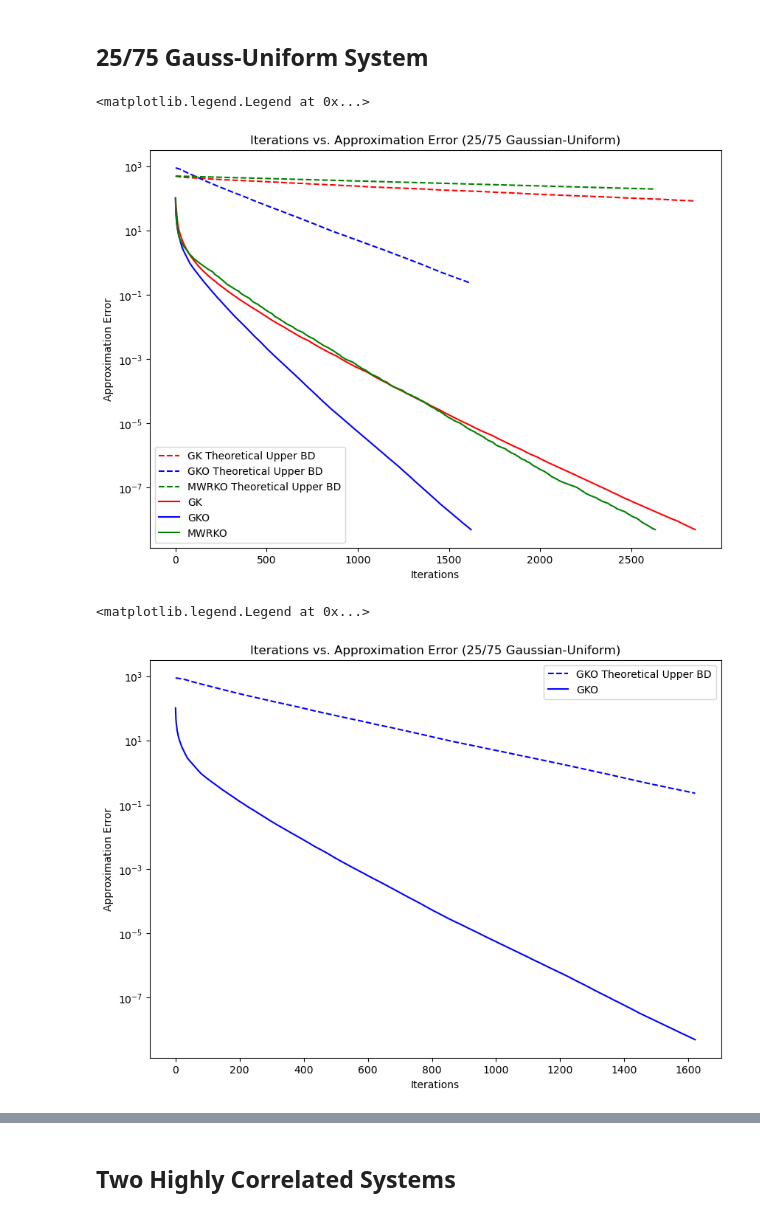
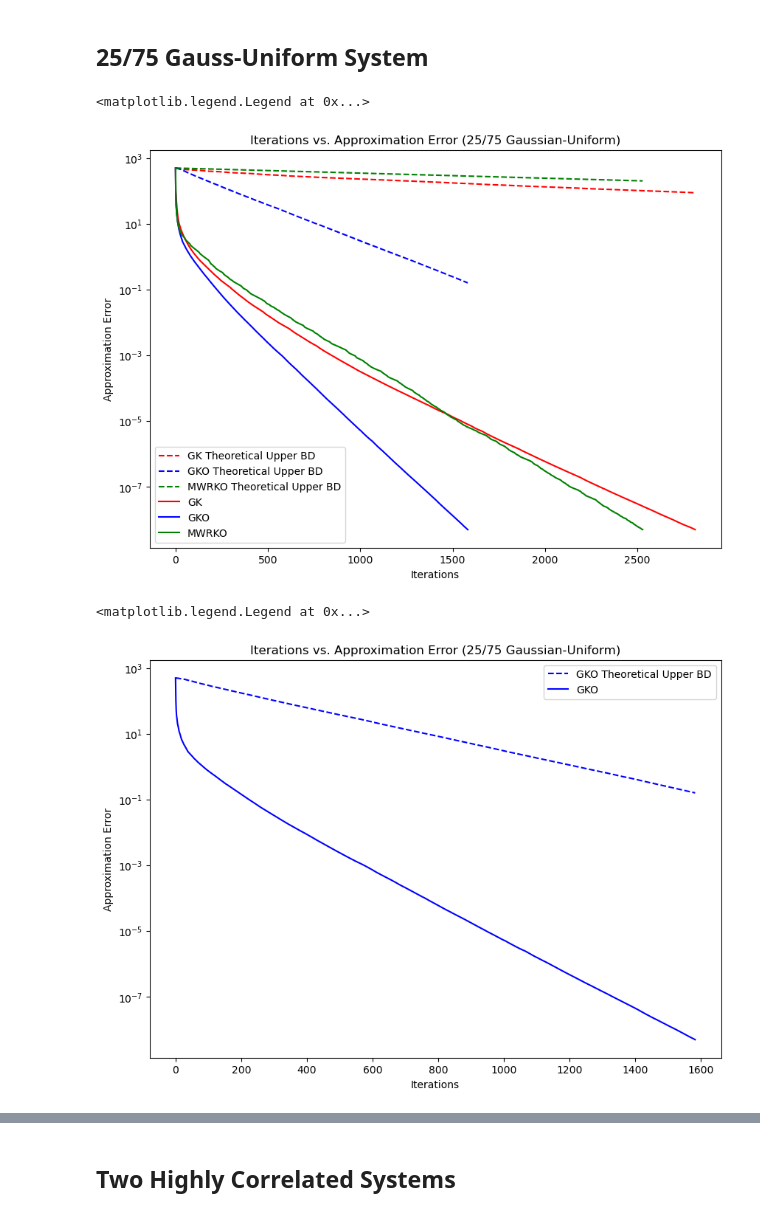
Before and after one commit to emicervantes/gko-23, a Jupyter notebook: scripts/synthetic-exp/synthetic-exp6.ipynb, the cells around one changed output, grey strips where cells are left out. Cells and saved outputs as stored; diff of their text form; code cells hidden in the pictures.

```diff
--- a/scripts/synthetic-exp/synthetic-exp6.ipynb
+++ b/scripts/synthetic-exp/synthetic-exp6.ipynb
@@ -593,39 +581,39 @@ LHk_mwrko =  1- ( S2_min / (max_angle_g * (m-2)) )
 # %%
 # Run algorithms
 gk_gu3 = method2(A,x,y,'GK', 0, 0, LHk_gk, 0.5*10**-8)
-gko_gu3 = method2(A,x,y,'GKO', LHk_gko, LHk_gko, LHk_gko, 0.5*10**-8)
+gko_gu3 = method2(A,x,y,'GKO', LH1_gko, LHk_gko, LHk_gko, 0.5*10**-8)
 mwrko_gu3 = method2(A,x,y,'MWRKO', LH1_mwrko, LH2_mwrko, LHk_mwrko,0.5*10**-8)
 # %%
 # plot the results with the theoretical upper bound
 plt.figure(figsize=(10,7))
 # plot theoretical bound
 plt.semilogy(np.arange(len(gk_gu3[2])), gk_gu3[2], linestyle = 'dashed',
              color = "red", label = 'GK Theoretical Upper BD')
 plt.semilogy(np.arange(len(gko_gu3[2])), gko_gu3[2], linestyle = 'dashed',
              color = "blue", label = 'GKO Theoretical Upper BD')
 plt.semilogy(np.arange(len(mwrko_gu3[2])), mwrko_gu3[2], linestyle = 'dashed',
              color = "green", label = 'MWRKO Theoretical Upper BD')
 # plot empirical results
-plt.semilogy(np.arange(gk_gu3[0] - 1), gk_gu3[1],
+plt.semilogy(np.arange(gk_gu3[0]), gk_gu3[1],
              color = "red", linestyle = 'solid', label = 'GK')
-plt.semilogy(np.arange(gko_gu3[0] - 1), gko_gu3[1], linestyle = 'solid',
+plt.semilogy(np.arange(gko_gu3[0]), gko_gu3[1], linestyle = 'solid',
              color = "blue", label = 'GKO')
-plt.semilogy(np.arange(mwrko_gu3[0] - 1), mwrko_gu3[1], linestyle = 'solid',
+plt.semilogy(np.arange(mwrko_gu3[0]), mwrko_gu3[1], linestyle = 'solid',
              color = "green", label = 'MWRKO')
 plt.xlabel('Iterations')
 plt.ylabel('Approximation Error')
 plt.title('Iterations vs. Approximation Error (25/75 Gaussian-Uniform)')
 plt.legend()
 # %% [output]
 <matplotlib.legend.Legend at 0x...>
-[figure, old version]
+[figure, new version]
 # %%
 # plot the results with the theoretical upper bound
 plt.figure(figsize=(10,7))
 # plot theoretical bound
 plt.semilogy(np.arange(len(gko_gu3[2])), gko_gu3[2], linestyle = 'dashed',
              color = "blue", label = 'GKO Theoretical Upper BD')
-plt.semilogy(np.arange(gko_gu3[0] - 1), gko_gu3[1], linestyle = 'solid',
+plt.semilogy(np.arange(gko_gu3[0]), gko_gu3[1], linestyle = 'solid',
              color = "blue", label = 'GKO')
 plt.xlabel('Iterations')
 plt.ylabel('Approximation Error')
@@ -633,7 +621,7 @@ plt.title('Iterations vs. Approximation Error (25/75 Gaussian-Uniform)')
 plt.legend()
 # %% [output]
 <matplotlib.legend.Legend at 0x...>
-[figure, old version]
+[figure, new version]
 # %%
 # Show MWRKO empirical and theoretical results
 plt.figure(figsize=(10,7))
```
Also changed, not shown: parts of 26 cells of this notebook, 1 other file.
